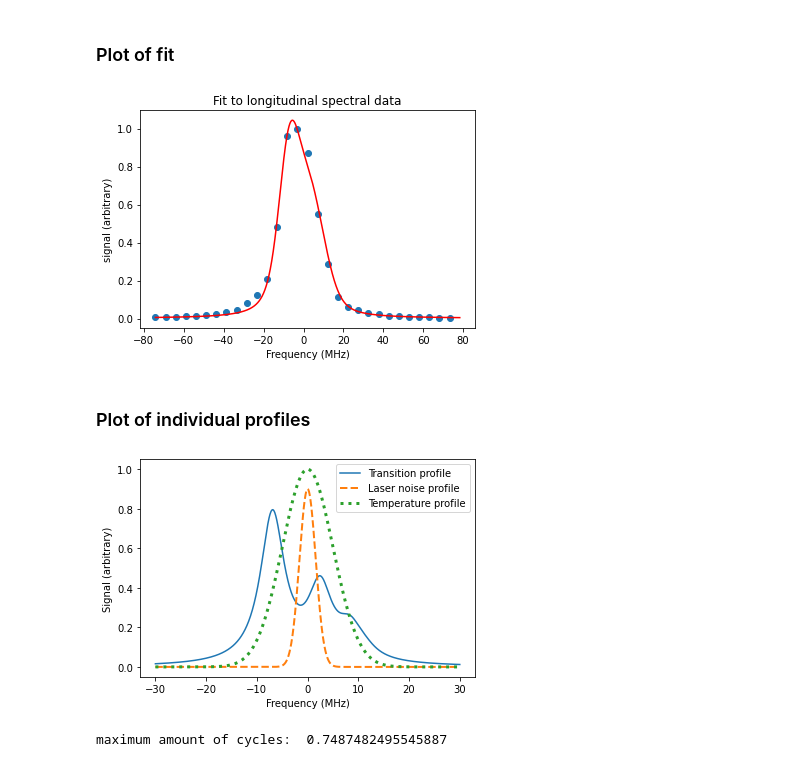
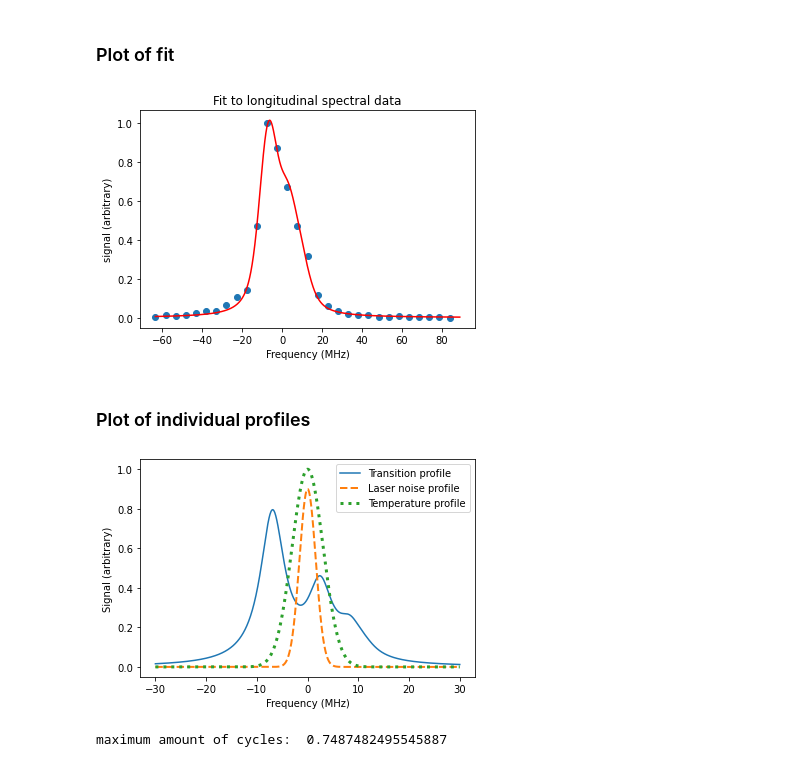
Before and after one commit to BillyTheKidPhysicist/pythonNotebooksAndTools, a Jupyter notebook: farFieldLongitduinalTemp.ipynb, the cells around one changed output. Cells and saved outputs as stored; diff of their text form; code cells hidden in the pictures.

```diff
--- a/farFieldLongitduinalTemp.ipynb
+++ b/farFieldLongitduinalTemp.ipynb
@@ -13,13 +13,13 @@ I0=(10e-6)*100**2 #convert to watts/ m^2
 
 sigmaLaserJitterMeasured=1.6 #MHz. measured on day of data taking
 
-fitsFile=fits.open('run43Far.fits') #9_23_21
+fitsFile=fits.open('run40Far.fits') #9_23_21
 imagesArrRaw=fitsFile[0].data
 imagesArrRaw=imagesArrRaw.astype(float) #need to convert to float from int16
 imagesArrRaw=np.flip(imagesArrRaw,axis=1)
 
 
-DAQData=np.loadtxt('run43DAQData.csv',delimiter=',')
+DAQData=np.loadtxt('run40DAQData.csv',delimiter=',')
 MHzArr=MHzScale(DAQData).make_MHZ_Scale(False)
 startVolt,stopVolt=-1.5,-.9
 
@@ -97,7 +97,7 @@ def extract_Sub_Image_From_Fits_Coords(images,xFitsCoord,yFitsCoord,xWidth,yWidt
 %matplotlib inline
 background=imagesArrRaw[0]
 imagesArr=imagesArrRaw-background
-xFits=150
+xFits=250#120
 yFits=145
 width=3
 
@@ -186,29 +202,28 @@ plt.title('Fit to longitudinal spectral data')
 
 plt.show()
 # %% [output]
-[figure, old version]
+[figure, new version]
 # %% [markdown]
 ### Plot of individual profiles
 # %%
 # profile
 def laser_Gauss(x):
     return .9*np.exp(-.5*(x/sigmaLaserJitterMeasured)**2)
 def temp_Gauss(x,sigma):
     return np.exp(-.5*(x/sigma)**2)
 def transition_Prof(x):
     sigmaTemperature=1e-12
     return 1.3*_multi_Voigt(x,0.0,1,0.0,sigmaTemperature,sigmaLaserJitter=0.0)
-sigmaTemp=5.0
 freqArr=np.linspace(-30,30,1000)
 plt.plot(freqArr,transition_Prof(freqArr),label='Transition profile')
 plt.plot(freqArr,laser_Gauss(freqArr),linestyle='--',linewidth=2,label='Laser noise profile')
-plt.plot(freqArr,temp_Gauss(freqArr,sigmaTemp),linestyle=':',linewidth=3,label='Temperature profile')
+plt.plot(freqArr,temp_Gauss(freqArr,sigmaMHz),linestyle=':',linewidth=3,label='Temperature profile')
 plt.xlabel('Frequency (MHz)')
 plt.ylabel('Signal (arbitrary)')
 plt.legend()
 plt.show()
 # %% [output]
-[figure, old version]
+[figure, new version]
 # %%
 P=153e-9
 wx=2.83e-2
```
Also changed, not shown: parts of 4 cells of this notebook, 1 other file.
